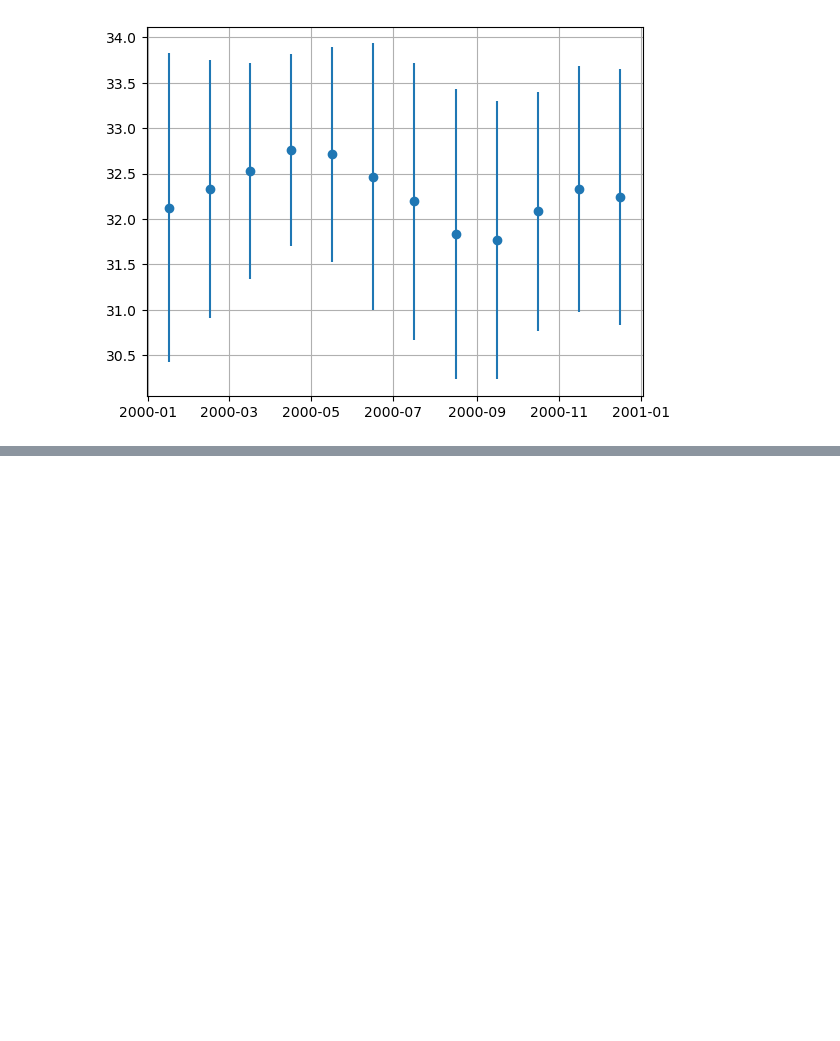
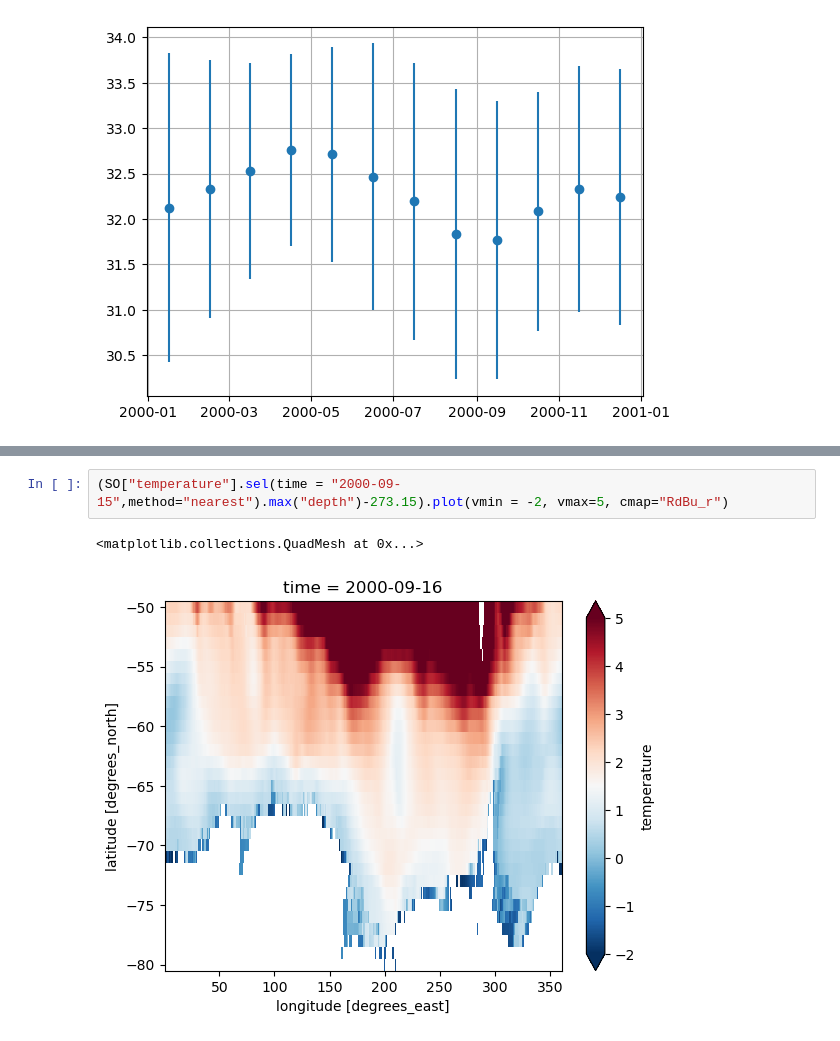
Before and after one commit to adityarn/PythonWorkshopNCPOR, a Jupyter notebook: 09_Xarray.ipynb, the cells around one changed output, grey strips where cells are left out. Saved outputs shown, nothing was run; the diff lists cells and outputs as text; blank space fills up the shorter version.

```diff
--- a/09_Xarray.ipynb
+++ b/09_Xarray.ipynb
@@ -99,3 +138,8 @@ plt.grid()
+# %%
+(SO["temperature"].sel(time = "2000-09-15",method="nearest").max("depth")-273.15).plot(vmin = -2, vmax=5, cmap="RdBu_r")
+# %% [output]
+<matplotlib.collections.QuadMesh at 0x...>
+[figure, added]
 # %% [markdown]
 # Assignment:
 
```
Also changed, not shown: parts of 7 cells of this notebook.
